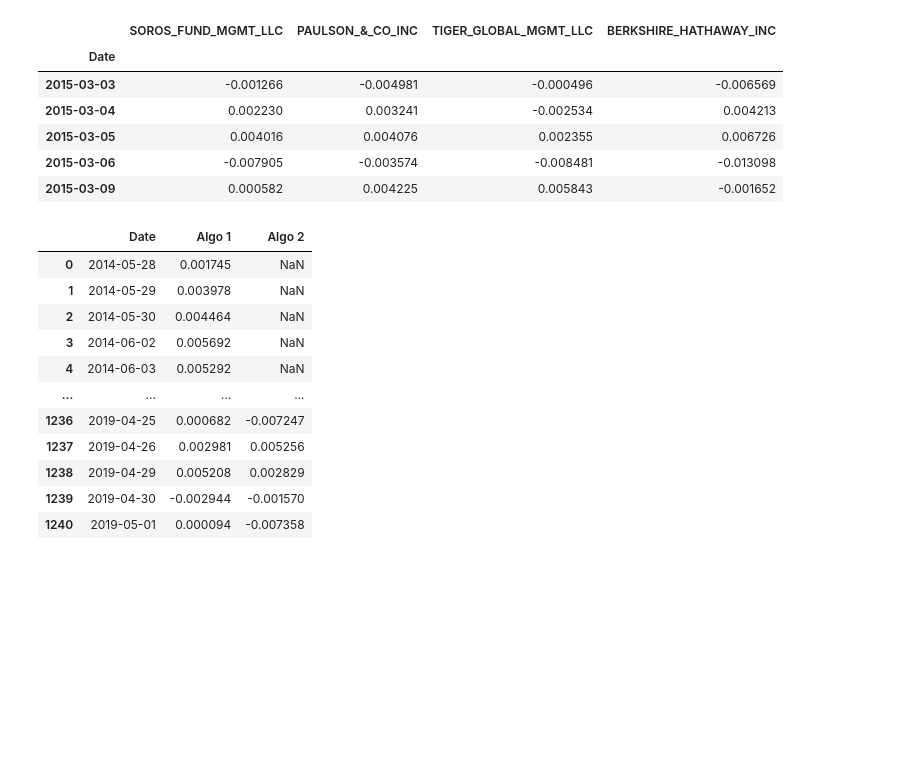
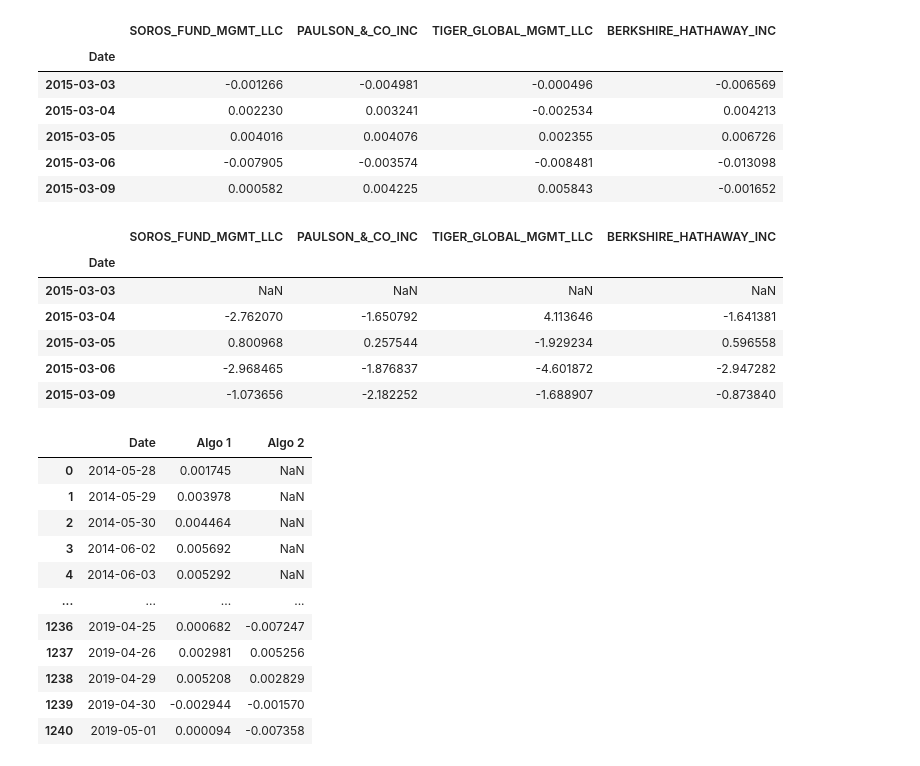
Before and after one commit to yrlbaker/Unit_4_HW, a Jupyter notebook: Whale_HW.ipynb, the cells around one changed output. Drawn from its saved outputs; the diff is of its cells as text; code cells hidden in the pictures; blank space fills up the shorter version.

```diff
--- a/Whale_HW.ipynb
+++ b/Whale_HW.ipynb
@@ -93,6 +93,18 @@ whale_df.head()
 | 2015-03-05 | 0.004016 | 0.004076 | 0.002355 | 0.006726 |
 | 2015-03-06 | -0.007905 | -0.003574 | -0.008481 | -0.013098 |
 | 2015-03-09 | 0.000582 | 0.004225 | 0.005843 | -0.001652 |
+# %%
+# calculate daily returns
+whale_df_daily = whale_df.pct_change()
+whale_df_daily.head()
+# %% [output]
+|  | SOROS_FUND_MGMT_LLC | PAULSON_&_CO_INC | TIGER_GLOBAL_MGMT_LLC | BERKSHIRE_HATHAWAY_INC |
+| Date |  |  |  |  |
+| 2015-03-03 | NaN | NaN | NaN | NaN |
+| 2015-03-04 | -2.762070 | -1.650792 | 4.113646 | -1.641381 |
+| 2015-03-05 | 0.800968 | 0.257544 | -1.929234 | 0.596558 |
+| 2015-03-06 | -2.968465 | -1.876837 | -4.601872 | -2.947282 |
+| 2015-03-09 | -1.073656 | -2.182252 | -1.688907 | -0.873840 |
 # %%
 # Using the pathlib library to set Path to the algo_returns.csv file
 algo_returns_data = Path("Resources/algo_returns.csv")
```
Also changed, not shown: parts of 22 cells of this notebook.
